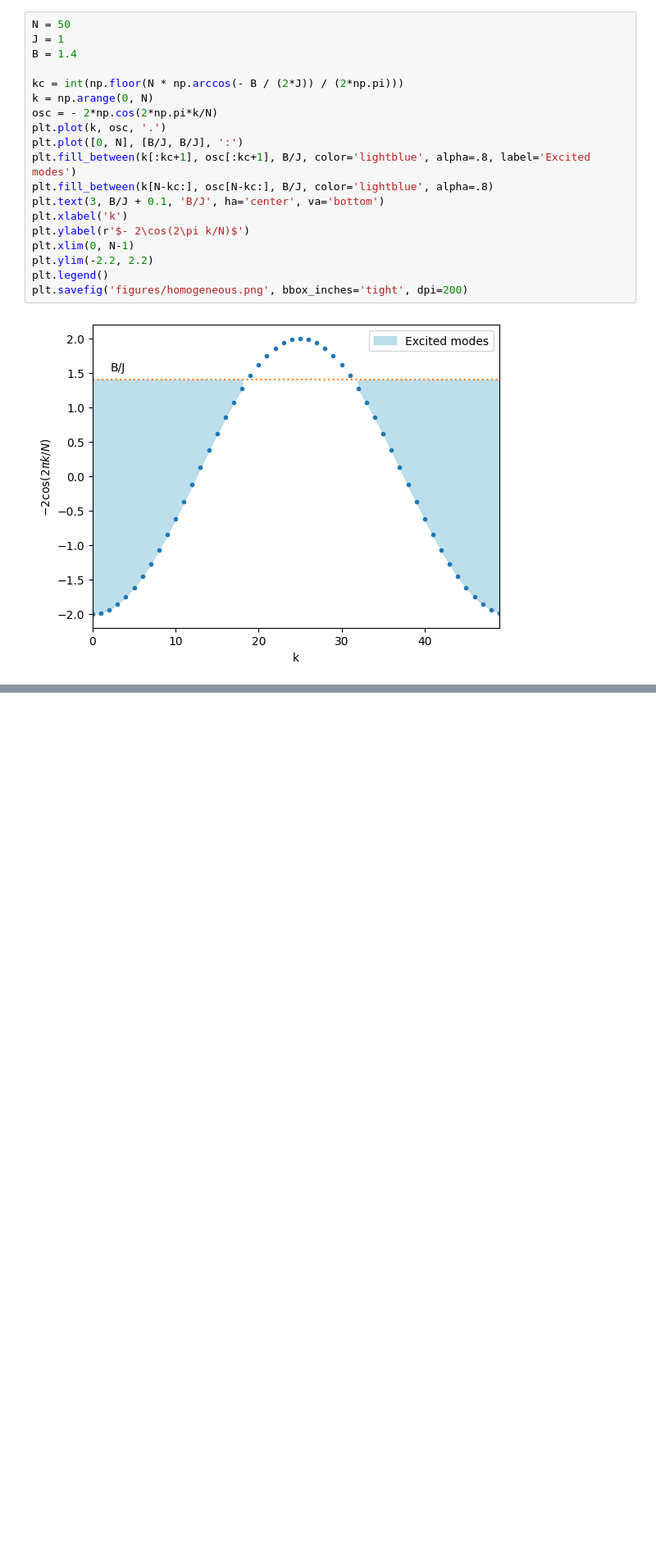
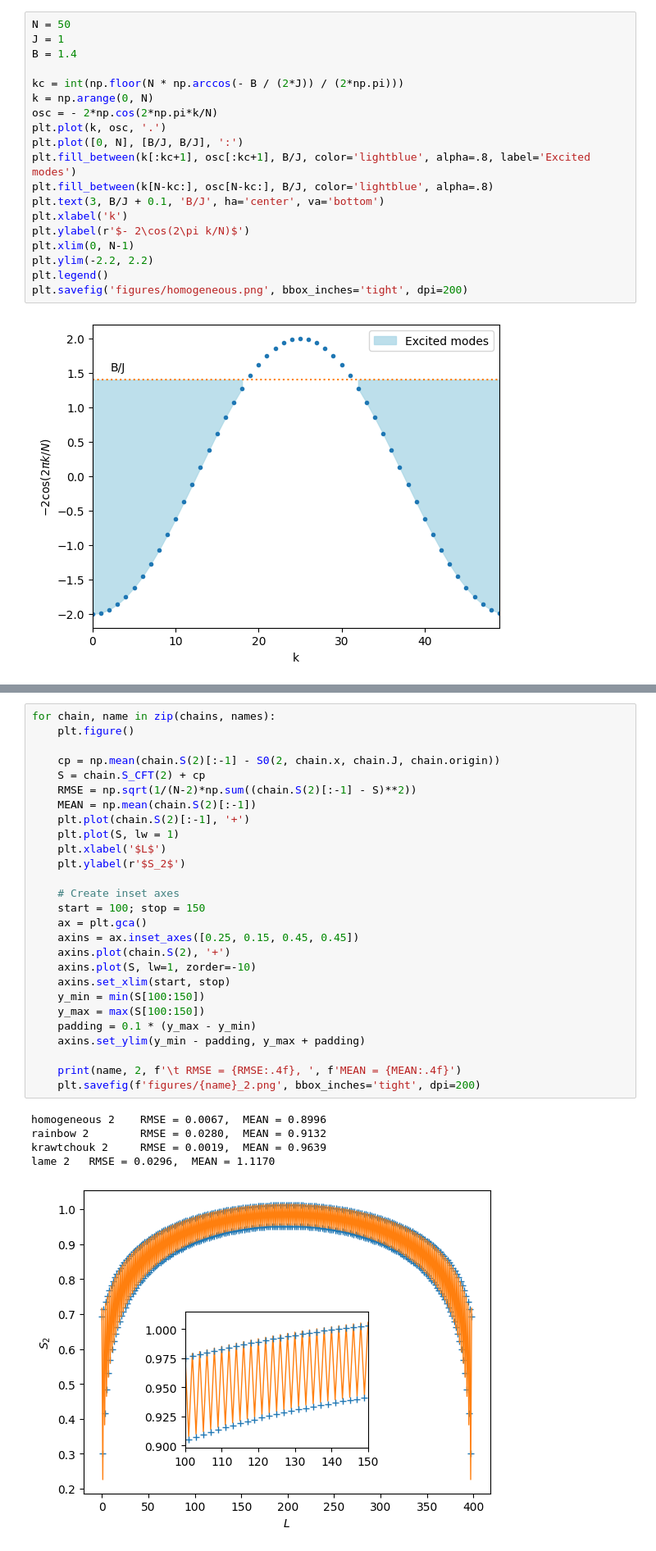
Before and after one commit to martinzf/HeisenbergXX, a Jupyter notebook: entropy.ipynb, the cells around one changed output, grey strips where cells are left out. Shown at 82% size. Saved outputs shown, nothing was run; the diff lists cells and outputs as text; blank space fills up the shorter version.

```diff
--- a/entropy.ipynb
+++ b/entropy.ipynb
@@ -137,0 +196,33 @@ for chain in [chains[1]]:
+# %%
+for chain, name in zip(chains, names):
+    plt.figure()
+
+    cp = np.mean(chain.S(2)[:-1] - S0(2, chain.x, chain.J, chain.origin))
+    S = chain.S_CFT(2) + cp
+    RMSE = np.sqrt(1/(N-2)*np.sum((chain.S(2)[:-1] - S)**2))
+    MEAN = np.mean(chain.S(2)[:-1])
+    plt.plot(chain.S(2)[:-1], '+')
+    plt.plot(S, lw = 1)
+    plt.xlabel('$L$')
+    plt.ylabel(r'$S_2$')
+
+    # Create inset axes
+    start = 100; stop = 150
+    ax = plt.gca()
+    axins = ax.inset_axes([0.25, 0.15, 0.45, 0.45])
+    axins.plot(chain.S(2), '+')
+    axins.plot(S, lw=1, zorder=-10)
+    axins.set_xlim(start, stop)
+    y_min = min(S[100:150])
+    y_max = max(S[100:150])
+    padding = 0.1 * (y_max - y_min)
+    axins.set_ylim(y_min - padding, y_max + padding)
+
+    print(name, 2, f'\t RMSE = {RMSE:.4f}, ', f'MEAN = {MEAN:.4f}')
+    plt.savefig(f'figures/{name}_2.png', bbox_inches='tight', dpi=200)
+# %% [output]
+homogeneous 2    RMSE = 0.0067,  MEAN = 0.8996
+rainbow 2        RMSE = 0.0280,  MEAN = 0.9132
+krawtchouk 2     RMSE = 0.0019,  MEAN = 0.9639
+lame 2   RMSE = 0.0296,  MEAN = 1.1170
+[figure, added]
```
Also changed, not shown: parts of 11 cells of this notebook, 25 other files.
